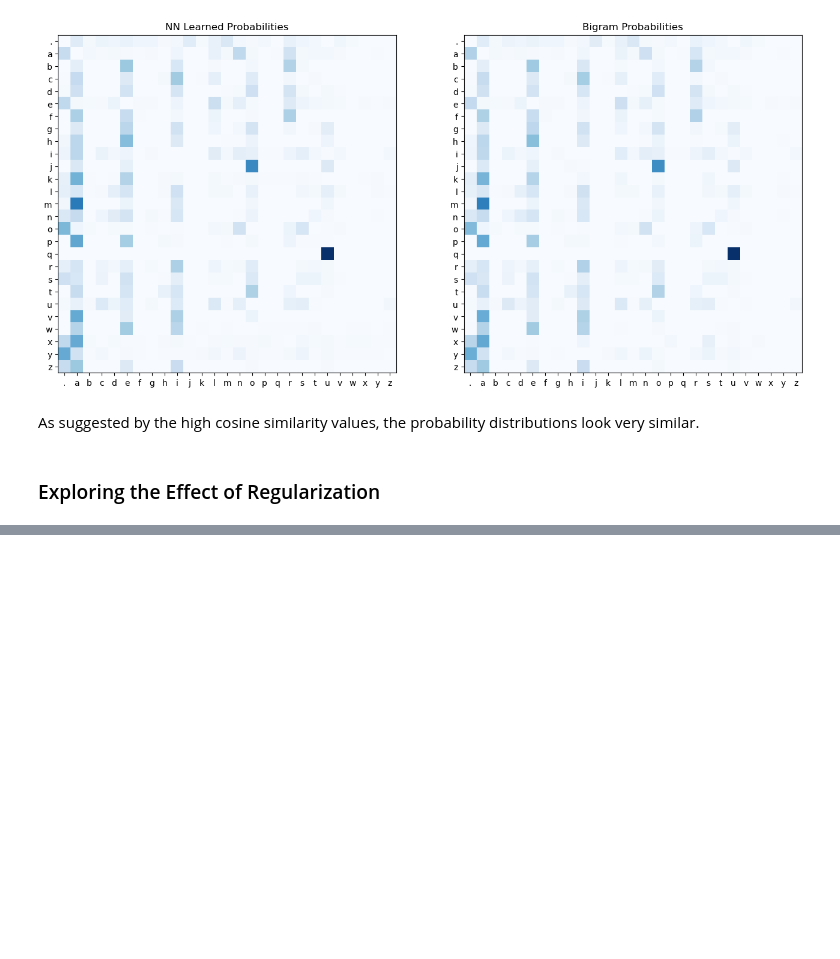
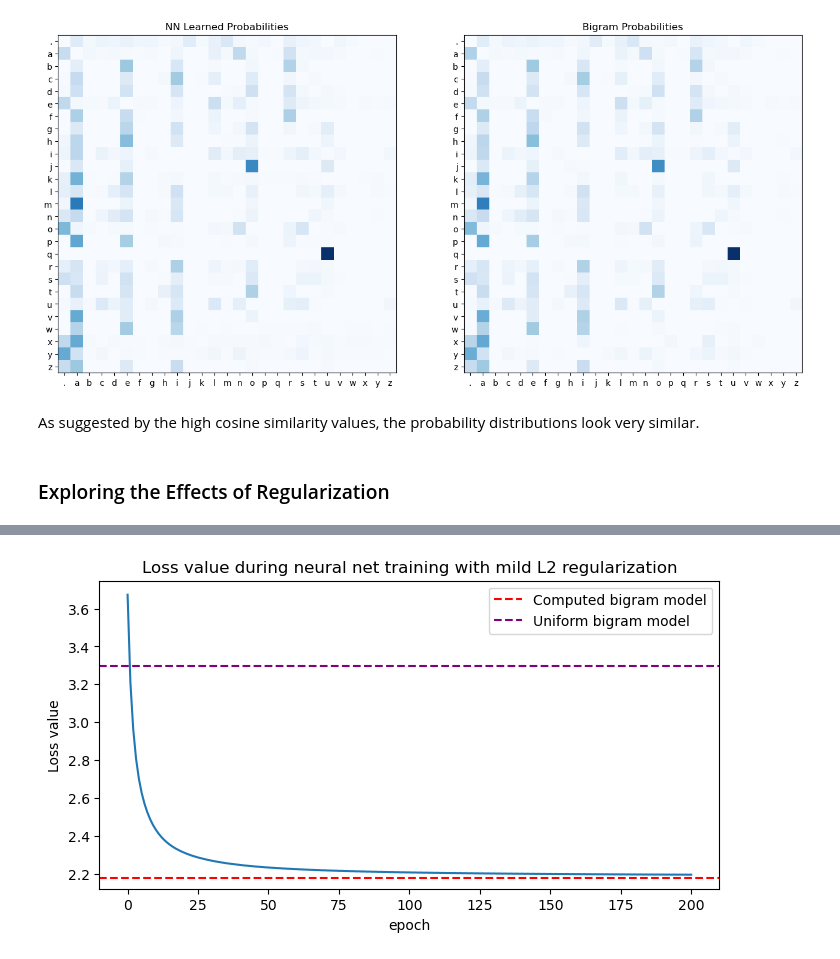
Before and after one commit to rladeira/bznames, a Jupyter notebook: bigram_models.ipynb, the cells around one changed output, grey strips where cells are left out. Drawn from its saved outputs; the diff is of its cells as text; code cells hidden in the pictures; blank space fills up the shorter version.

Commit message:
Add regularization to the bigram neural network and explore its results.

```diff
--- a/bigram_models.ipynb
+++ b/bigram_models.ipynb
@@ -373,3 +375,12 @@ Negative log-likelihoods for some real names:
  * 'joao': 3.868
  * 'maria': 3.839
  * 'qkja': 4.115
+# %%
+# Checking the equivalence between the custom negative log-likelihood function
+# and an alternative implementation using PyTorch's built-in cross-entropy function.
+
+logits = X @ W
+entropy_values = F.cross_entropy(X @ W, y, reduction="none")
+weighted_cross_entropy = (weights * entropy_values).sum()
+
+torch.isclose(loss, weighted_cross_entropy).item()
@@ -608,4 +621,4 @@ for i in [0, 1]:
 # %% [markdown]
 As suggested by the high cosine similarity values, the probability distributions look very similar.
 # %% [markdown]
-### Exploring the Effect of Regularization
+### Exploring the Effects of Regularization
@@ -611,0 +682,8 @@ As suggested by the high cosine similarity values, the probability distributions
+# %%
+_, loss_values = run_gradient_descent_with_regularization(l2_reg=0.001)
+
+plot_learning_curve(
+    loss_values,
+    title="Loss value during neural net training with mild L2 regularization"
+);
+# %% [output]
@@ -611,0 +701 @@ As suggested by the high cosine similarity values, the probability distributions
+[figure, added]
```
Also changed, not shown: parts of 16 cells of this notebook.
